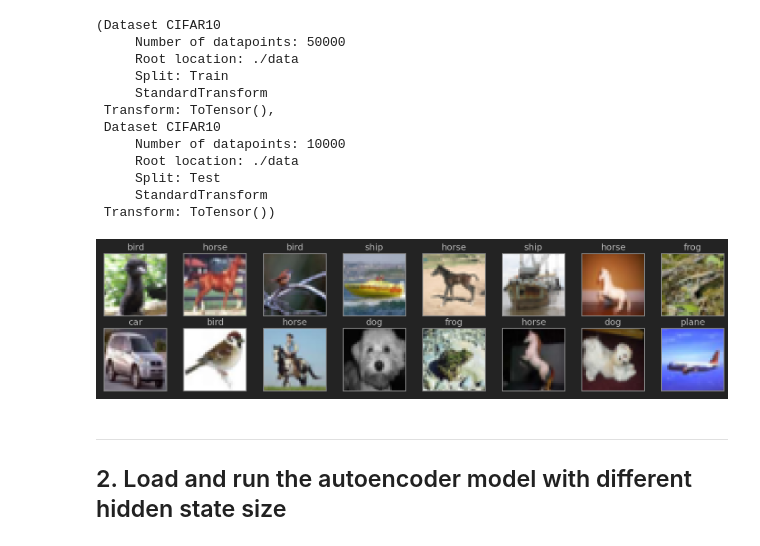
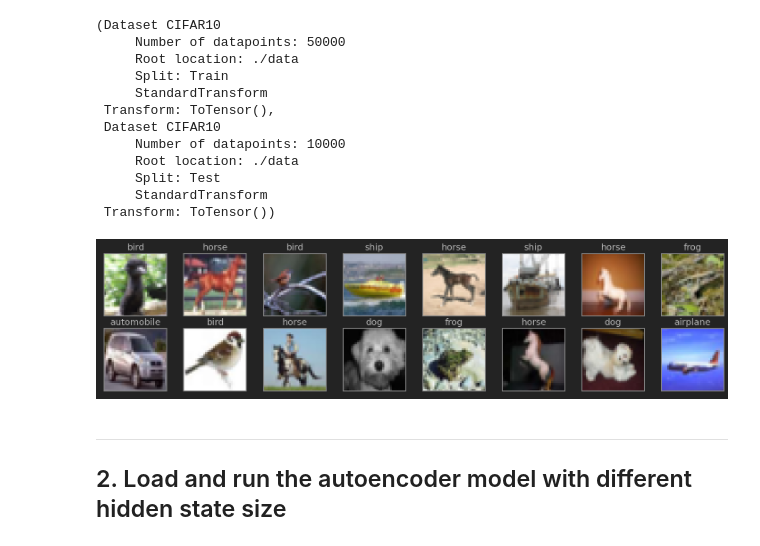
Before and after one commit to NikyParfenov/MIL_CV_pet-case, a Jupyter notebook: main.ipynb, the cells around one changed output. Drawn from its saved outputs; the diff is of its cells as text; code cells hidden in the pictures.

```diff
--- a/main.ipynb
+++ b/main.ipynb
@@ -55,31 +54,18 @@ Files already downloaded and verified
      StandardTransform
  Transform: ToTensor())
 # %%
-labels_dict = {
-    0: "plane",
-    1: "car",
-    2: "bird",
-    3: "cat",
-    4: "deer",
-    5: "dog",
-    6: "frog",
-    7: "horse",
-    8: "ship",
-    9: "truck",
-}
-
 figure = plt.figure(figsize=(18, 4))
 cols, rows = 8, 2
 for i in range(1, cols * rows + 1):
     sample_idx = torch.randint(len(train_dataset), size=(1,)).item()
     img, label = train_dataset[sample_idx]
     figure.add_subplot(rows, cols, i)
-    plt.title(labels_dict[label])
+    plt.title(train_dataset.classes[label])
     plt.xticks([]), plt.yticks([])
     plt.imshow(np.transpose(img, axes=(1, 2, 0)), cmap='Greys')
 plt.show()
 # %% [output]
-[figure, old version]
+[figure, new version]
 # %% [markdown]
 ---
 ## 2. Load and run the autoencoder model with different hidden state size
```
Also changed, not shown: parts of 11 cells of this notebook, 4 other files.
